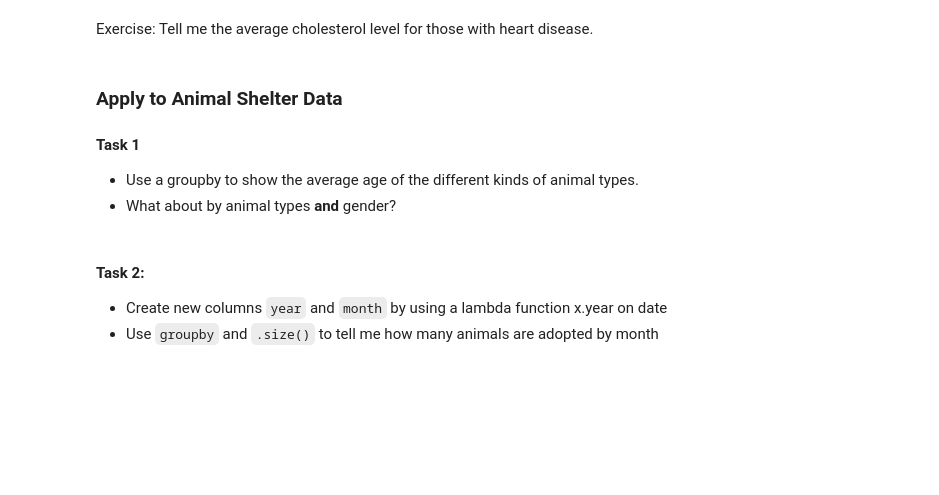
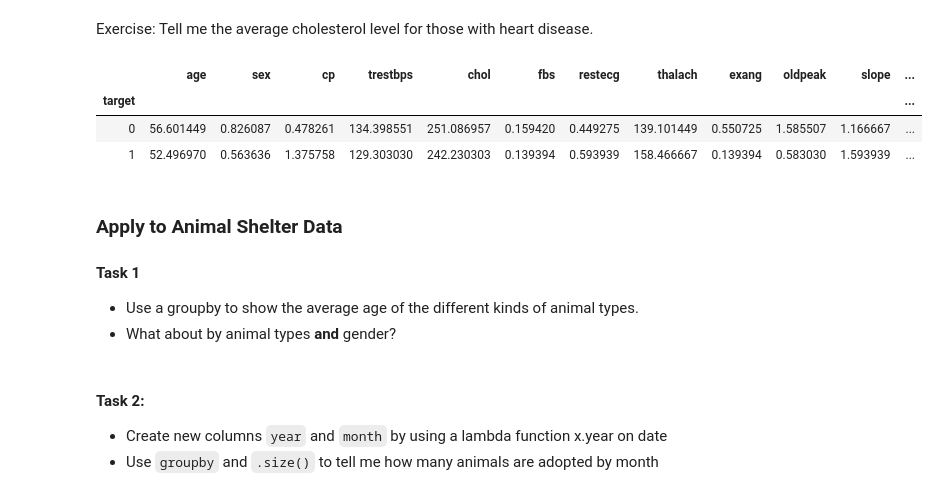
Before and after one commit to jfleury12/dc-ds-111819, a Jupyter notebook: module-1/day-6-pandas-3/manipulating_data_with_pandas-fleury.ipynb, the cells around one changed output. Cells and saved outputs as stored; diff of their text form; code cells hidden in the pictures; blank space fills up the shorter version.

```diff
--- a/module-1/day-6-pandas-3/manipulating_data_with_pandas-fleury.ipynb
+++ b/module-1/day-6-pandas-3/manipulating_data_with_pandas-fleury.ipynb
@@ -549,6 +577,12 @@ uci.groupby('sex').std()
 Exercise: Tell me the average cholesterol level for those with heart disease.
 # %%
 # Your code here!
+uci.groupby('target').mean() #242.23
+# %% [output]
+|  | age | sex | cp | trestbps | chol | fbs | restecg | thalach | exang | oldpeak | slope | ... |
+| target |  |  |  |  |  |  |  |  |  |  |  | ... |
+| 0 | 56.601449 | 0.826087 | 0.478261 | 134.398551 | 251.086957 | 0.159420 | 0.449275 | 139.101449 | 0.550725 | 1.585507 | 1.166667 | ... |
+| 1 | 52.496970 | 0.563636 | 1.375758 | 129.303030 | 242.230303 | 0.139394 | 0.593939 | 158.466667 | 0.139394 | 0.583030 | 1.593939 | ... |
 # %% [markdown]
 ### Apply to Animal Shelter Data
 
```
Also changed, not shown: parts of 14 cells of this notebook, 2 other files.
